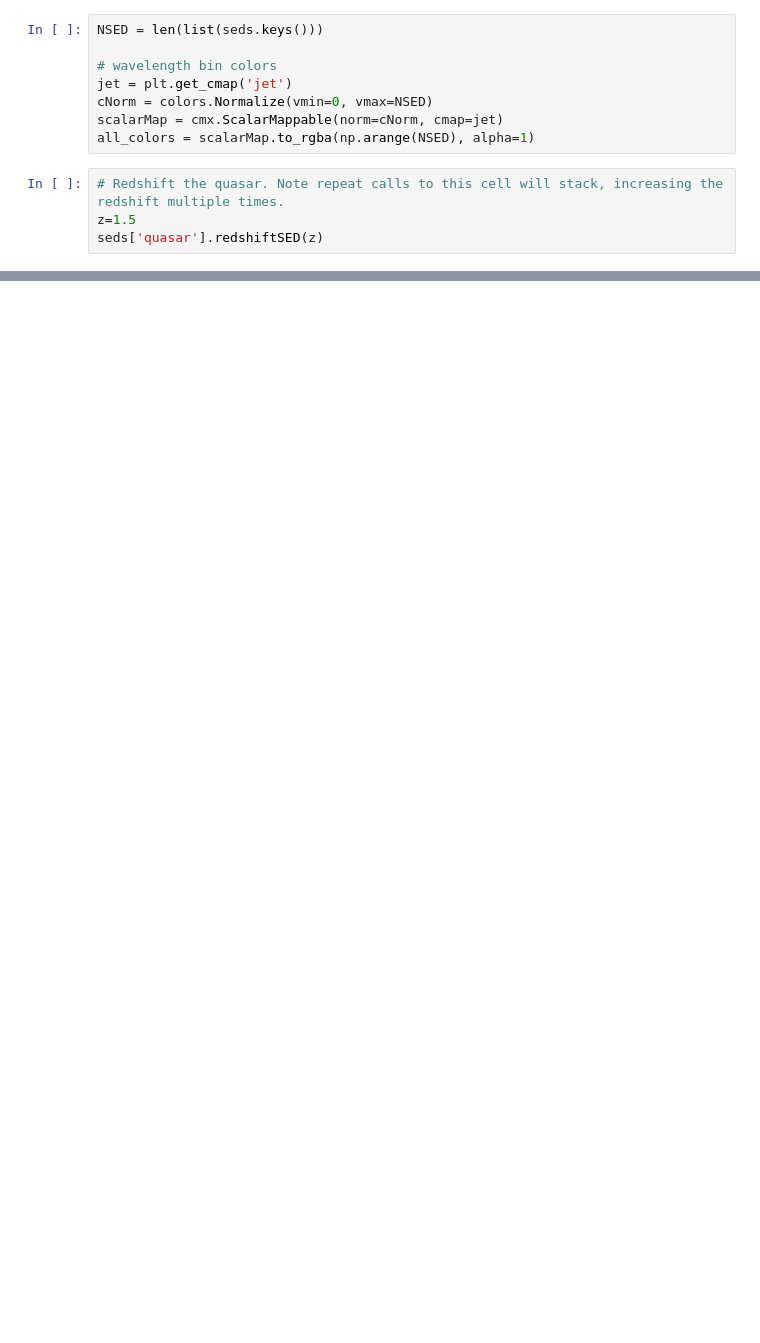
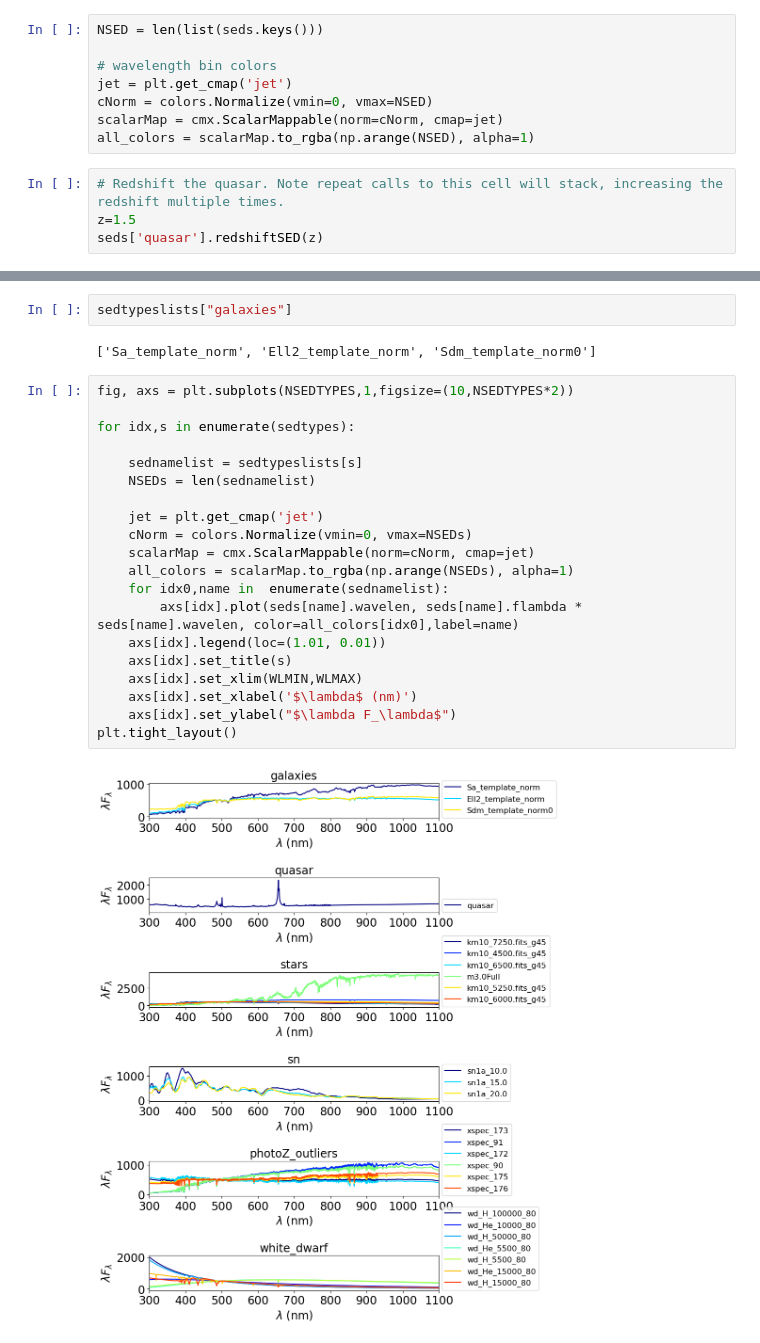
Before and after one commit to sylvielsstfr/PhotomCorrWithFGCM, a Jupyter notebook: notebooks/PCCorrectionFGCM/PCCorrColorFGCM.ipynb, the cells around one changed output, grey strips where cells are left out. Cells and saved outputs as stored; diff of their text form; blank space fills up the shorter version.

```diff
--- a/notebooks/PCCorrectionFGCM/PCCorrColorFGCM.ipynb
+++ b/notebooks/PCCorrectionFGCM/PCCorrColorFGCM.ipynb
@@ -329,0 +374,26 @@ Text(0, 0.5, 'Wavelength * Flambda')
+# %%
+sedtypeslists["galaxies"]
+# %% [output]
+['Sa_template_norm', 'Ell2_template_norm', 'Sdm_template_norm0']
+# %%
+fig, axs = plt.subplots(NSEDTYPES,1,figsize=(10,NSEDTYPES*2))
+
+for idx,s in enumerate(sedtypes):
+
+    sednamelist = sedtypeslists[s]
+    NSEDs = len(sednamelist)
+
+    jet = plt.get_cmap('jet')
+    cNorm = colors.Normalize(vmin=0, vmax=NSEDs)
+    scalarMap = cmx.ScalarMappable(norm=cNorm, cmap=jet)
+    all_colors = scalarMap.to_rgba(np.arange(NSEDs), alpha=1)
+    for idx0,name in  enumerate(sednamelist):
+        axs[idx].plot(seds[name].wavelen, seds[name].flambda * seds[name].wavelen, color=all_colors[idx0],label=name)
+    axs[idx].legend(loc=(1.01, 0.01))
+    axs[idx].set_title(s)
+    axs[idx].set_xlim(WLMIN,WLMAX)
+    axs[idx].set_xlabel('$\lambda$ (nm)')
+    axs[idx].set_ylabel("$\lambda F_\lambda$")
+plt.tight_layout()
+# %% [output]
+[figure, added]
```
Also changed, not shown: parts of 15 cells of this notebook, 1 other file.
